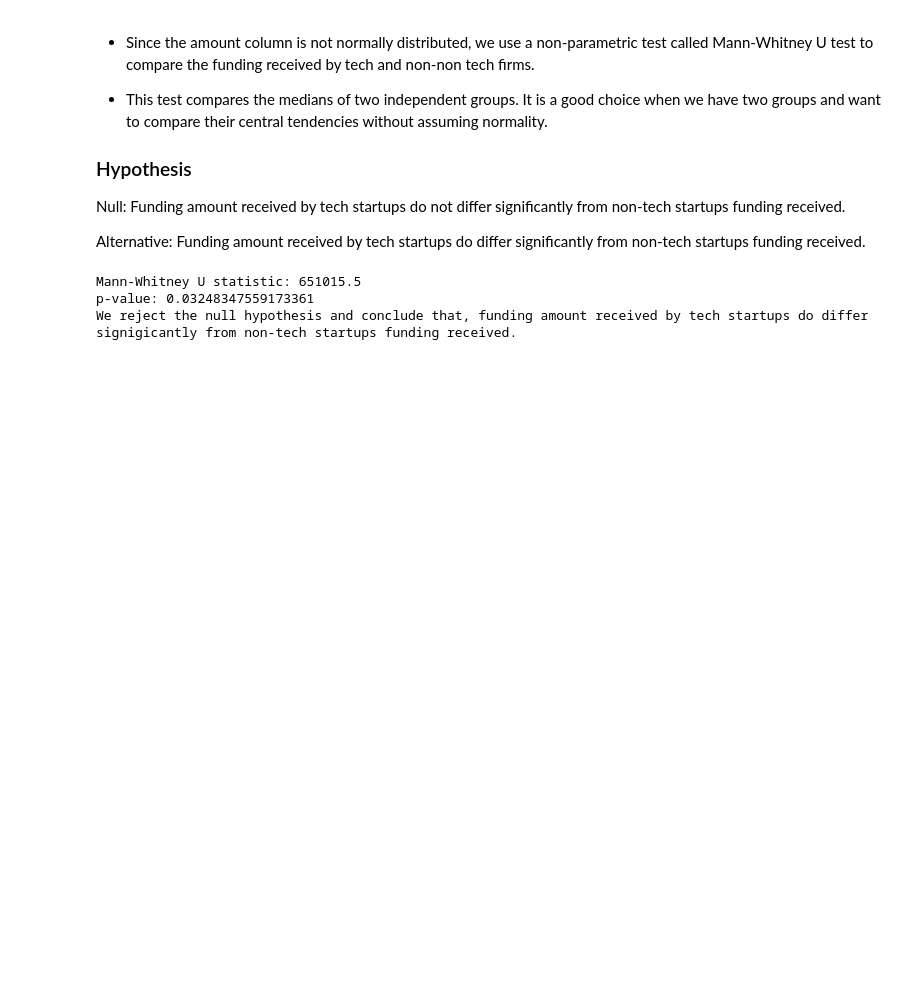
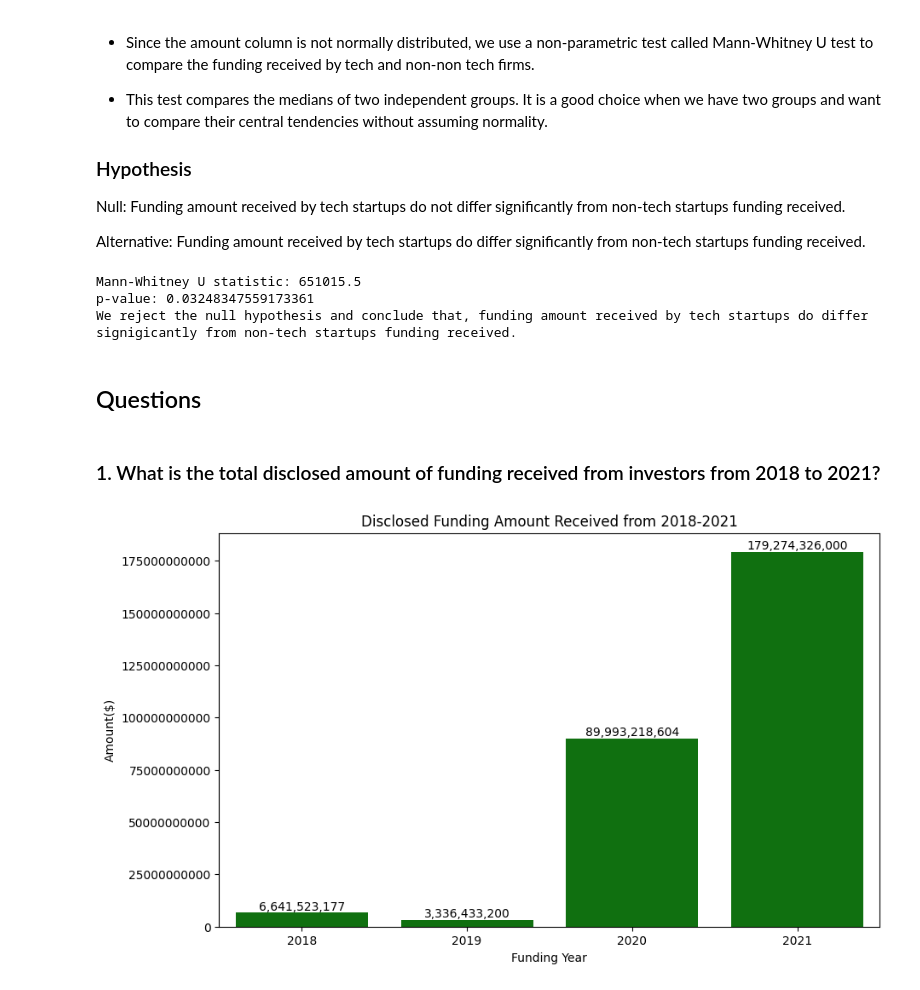
Before and after one commit to pk-aduyaw/Indian-startup-funding-analysis, a Jupyter notebook: indian_startup_funding_analysis.ipynb, the cells around one changed output. Cells and saved outputs as stored; diff of their text form; code cells hidden in the pictures; blank space fills up the shorter version.

Commit message:
Answer analytical questions with visuals

```diff
--- a/indian_startup_funding_analysis.ipynb
+++ b/indian_startup_funding_analysis.ipynb
@@ -904,3 +906,18 @@ else:
 Mann-Whitney U statistic: 651015.5
 p-value: 0.03248347559173361
 We reject the null hypothesis and conclude that, funding amount received by tech startups do differ signigicantly from non-tech startups funding received.
+# %% [markdown]
+## Questions
+# %% [markdown]
+### 1. What is the total disclosed amount of funding received from investors from 2018 to 2021?
+# %%
+total_funding = full_df.groupby(by='Funding_Year')['Amount($)'].sum()
+plt.figure(figsize=(10, 6))
+plt.ticklabel_format(style='plain', useOffset=False)
+ax = sns.barplot(total_funding, color='green')
+ax.bar_label(ax.containers[0], fmt='{:,.0f}',)
+plt.title('Disclosed Funding Amount Received from 2018-2021')
+plt.xlabel('Funding Year')
+plt.show()
+# %% [output]
+[figure, added]
```
Also changed, not shown: parts of 33 cells of this notebook.
